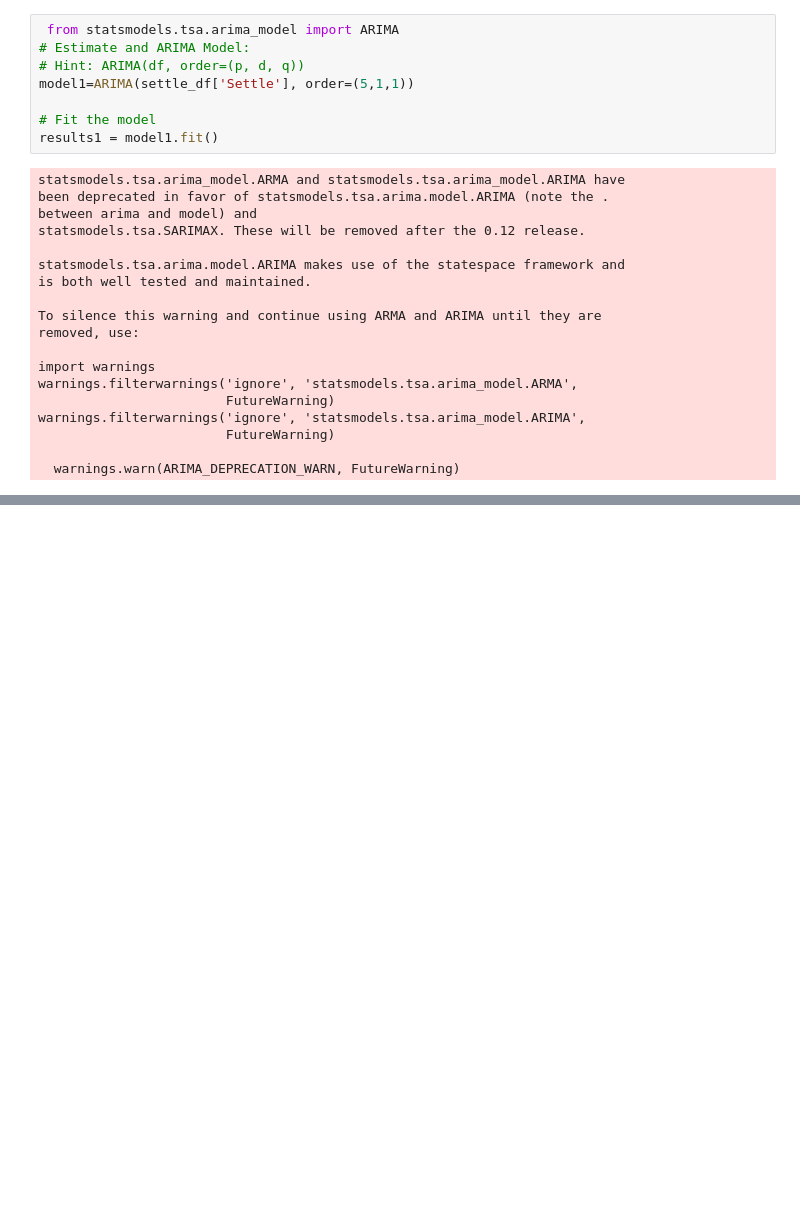
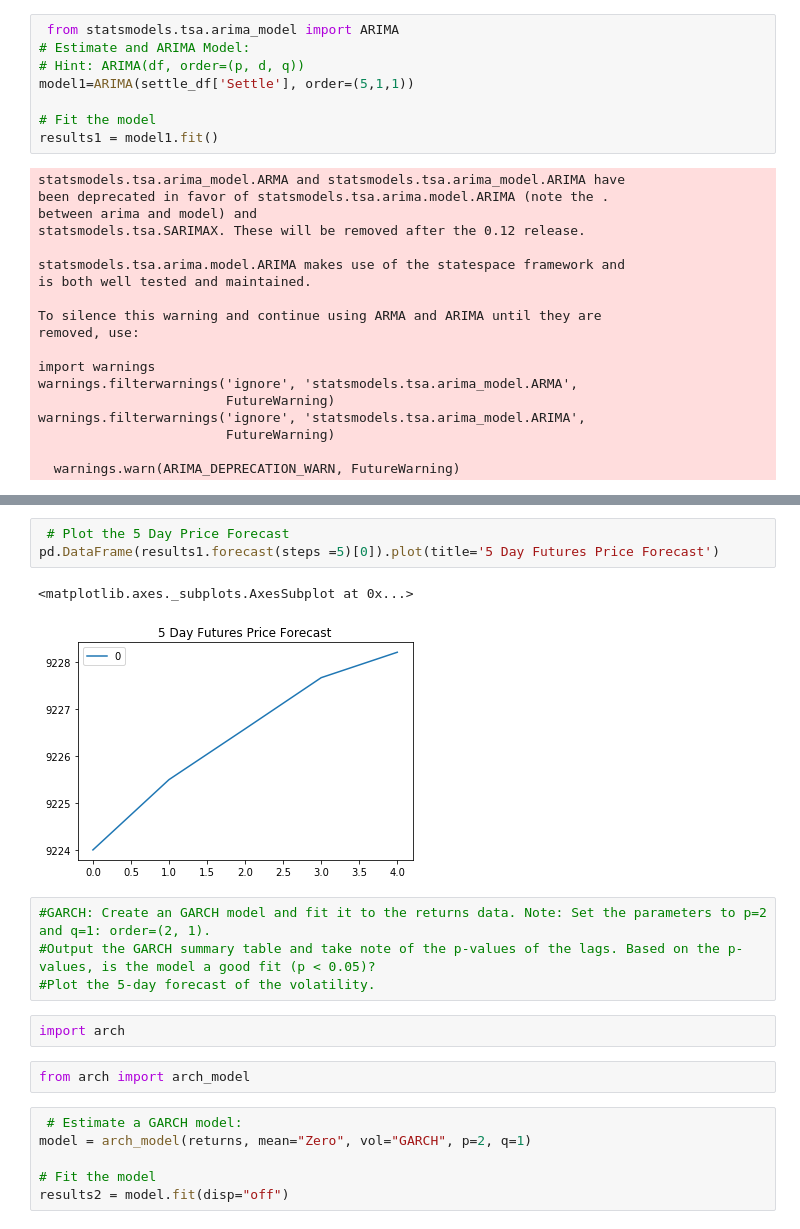
Before and after one commit to maxla777/Time-series, a Jupyter notebook: time_series_analysis.ipynb, the cells around one changed output, grey strips where cells are left out. Cells and saved outputs as stored; diff of their text form; blank space fills up the shorter version.

```diff
--- a/time_series_analysis.ipynb
+++ b/time_series_analysis.ipynb
@@ -215,0 +216,20 @@ Roots
+# %%
+ # Plot the 5 Day Price Forecast
+pd.DataFrame(results1.forecast(steps =5)[0]).plot(title='5 Day Futures Price Forecast')
+# %% [output]
+<matplotlib.axes._subplots.AxesSubplot at 0x...>
+[figure, added]
+# %%
+#GARCH: Create an GARCH model and fit it to the returns data. Note: Set the parameters to p=2 and q=1: order=(2, 1).
+#Output the GARCH summary table and take note of the p-values of the lags. Based on the p-values, is the model a good fit (p < 0.05)?
+#Plot the 5-day forecast of the volatility.
+# %%
+import arch
+# %%
+from arch import arch_model
+# %%
+ # Estimate a GARCH model:
+model = arch_model(returns, mean="Zero", vol="GARCH", p=2, q=1)
+
+# Fit the model
+results2 = model.fit(disp="off")
```
Also changed, not shown: parts of 9 cells of this notebook.
